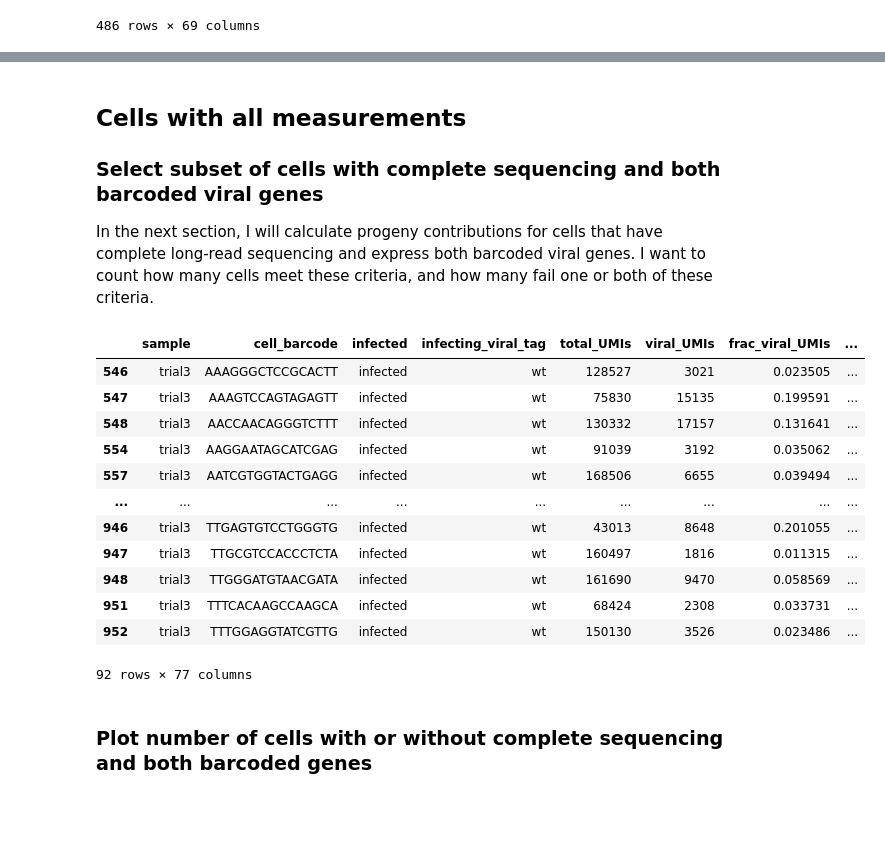
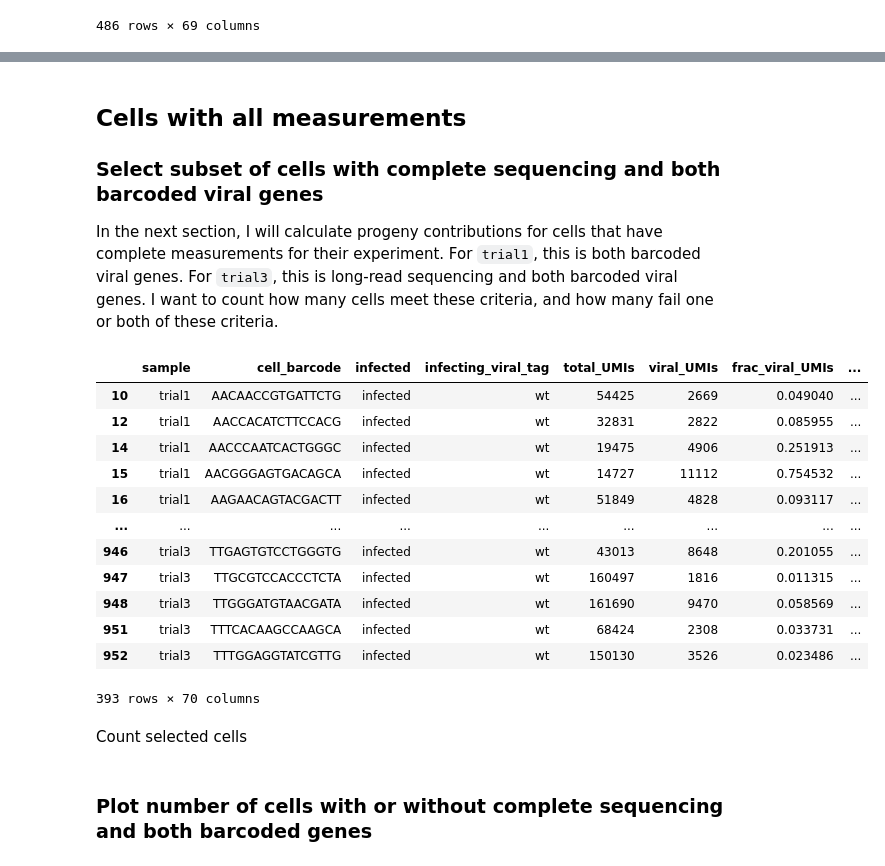
Before and after one commit to jbloomlab/barcoded_flu_pdmH1N1, a Jupyter notebook: final_analysis.py.ipynb, the cells around one changed output, grey strips where cells are left out. Cells and saved outputs as stored; diff of their text form; code cells hidden in the pictures; blank space fills up the shorter version.

```diff
--- a/final_analysis.py.ipynb
+++ b/final_analysis.py.ipynb
@@ -809,10 +809,43 @@ display(barcoded_cells_plot)
 # %% [markdown]
 ## Cells with all measurements
 ### Select subset of cells with complete sequencing and both barcoded viral genes
-In the next section, I will calculate progeny contributions for cells that have complete long-read sequencing and express both barcoded viral genes. I want to count how many cells meet these criteria, and how many fail one or both of these criteria.
+In the next section, I will calculate progeny contributions for cells that have complete measurements for their experiment. For `trial1`, this is both barcoded viral genes. For `trial3`, this is long-read sequencing and both barcoded viral genes. I want to count how many cells meet these criteria, and how many fail one or both of these criteria.
+# %%
+def select_cells(row):
+    row_dict = row.to_dict()
+    selected_cell = None
+    if row['sample'] == "trial1":
+        selected_cell = row['sequenced_and_barcoded'] == "barcoded"
+    elif row['sample'] == "trial3":
+        selected_cell = row['sequenced_and_barcoded'] == "sequenced and barcoded"
+    return selected_cell
+
+wt_infected_cells = (
+    wt_infected_cells
+    .assign(
+        selected_cell=lambda x: x.apply(select_cells, axis=1)))
+
+selected_cells = wt_infected_cells.query('selected_cell == True')
+display(selected_cells)
+# %% [output]
+|  | sample | cell_barcode | infected | infecting_viral_tag | total_UMIs | viral_UMIs | frac_viral_UMIs | ... |
+| 10 | trial1 | AACAACCGTGATTCTG | infected | wt | 54425 | 2669 | 0.049040 | ... |
+| 12 | trial1 | AACCACATCTTCCACG | infected | wt | 32831 | 2822 | 0.085955 | ... |
+| 14 | trial1 | AACCCAATCACTGGGC | infected | wt | 19475 | 4906 | 0.251913 | ... |
+| 15 | trial1 | AACGGGAGTGACAGCA | infected | wt | 14727 | 11112 | 0.754532 | ... |
+| 16 | trial1 | AAGAACAGTACGACTT | infected | wt | 51849 | 4828 | 0.093117 | ... |
+| ... | ... | ... | ... | ... | ... | ... | ... | ... |
+| 946 | trial3 | TTGAGTGTCCTGGGTG | infected | wt | 43013 | 8648 | 0.201055 | ... |
+| 947 | trial3 | TTGCGTCCACCCTCTA | infected | wt | 160497 | 1816 | 0.011315 | ... |
+| 948 | trial3 | TTGGGATGTAACGATA | infected | wt | 161690 | 9470 | 0.058569 | ... |
+| 951 | trial3 | TTTCACAAGCCAAGCA | infected | wt | 68424 | 2308 | 0.033731 | ... |
+| 952 | trial3 | TTTGGAGGTATCGTTG | infected | wt | 150130 | 3526 | 0.023486 | ... |
+393 rows × 70 columns
+# %% [markdown]
+Count selected cells
 # %%
 sequenced_barcoded_cell_counts = (wt_infected_cells
-        .groupby("sequenced_and_barcoded")
+        .groupby(["sample", "sequenced_and_barcoded", "selected_cell"])
         .aggregate(n_cells=pd.NamedAgg("cell_barcode", "count"))
         .reset_index()
 )
@@ -825,26 +858,6 @@ sequenced_barcoded_cell_counts['sequenced_and_barcoded'] = (
               'sequenced',
               'sequenced and barcoded'])
 )
-sequenced_barcoded_cell_counts['selected_cells'] = (
-    sequenced_barcoded_cell_counts['sequenced_and_barcoded'] == \
-    "sequenced and barcoded"
-)
-sequenced_barcoded_cells = fully_sequenced_cells.query('sequenced_and_barcoded == "sequenced and barcoded"')
-display(sequenced_barcoded_cells)
-# %% [output]
-|  | sample | cell_barcode | infected | infecting_viral_tag | total_UMIs | viral_UMIs | frac_viral_UMIs | ... |
-| 546 | trial3 | AAAGGGCTCCGCACTT | infected | wt | 128527 | 3021 | 0.023505 | ... |
-| 547 | trial3 | AAAGTCCAGTAGAGTT | infected | wt | 75830 | 15135 | 0.199591 | ... |
-| 548 | trial3 | AACCAACAGGGTCTTT | infected | wt | 130332 | 17157 | 0.131641 | ... |
-| 554 | trial3 | AAGGAATAGCATCGAG | infected | wt | 91039 | 3192 | 0.035062 | ... |
-| 557 | trial3 | AATCGTGGTACTGAGG | infected | wt | 168506 | 6655 | 0.039494 | ... |
-| ... | ... | ... | ... | ... | ... | ... | ... | ... |
-| 946 | trial3 | TTGAGTGTCCTGGGTG | infected | wt | 43013 | 8648 | 0.201055 | ... |
-| 947 | trial3 | TTGCGTCCACCCTCTA | infected | wt | 160497 | 1816 | 0.011315 | ... |
-| 948 | trial3 | TTGGGATGTAACGATA | infected | wt | 161690 | 9470 | 0.058569 | ... |
-| 951 | trial3 | TTTCACAAGCCAAGCA | infected | wt | 68424 | 2308 | 0.033731 | ... |
-| 952 | trial3 | TTTGGAGGTATCGTTG | infected | wt | 150130 | 3526 | 0.023486 | ... |
-92 rows × 77 columns
 # %% [markdown]
 ### Plot number of cells with or without complete sequencing and both barcoded genes
 # %%
```
Also changed, not shown: parts of 11 cells of this notebook, 13 other files.
